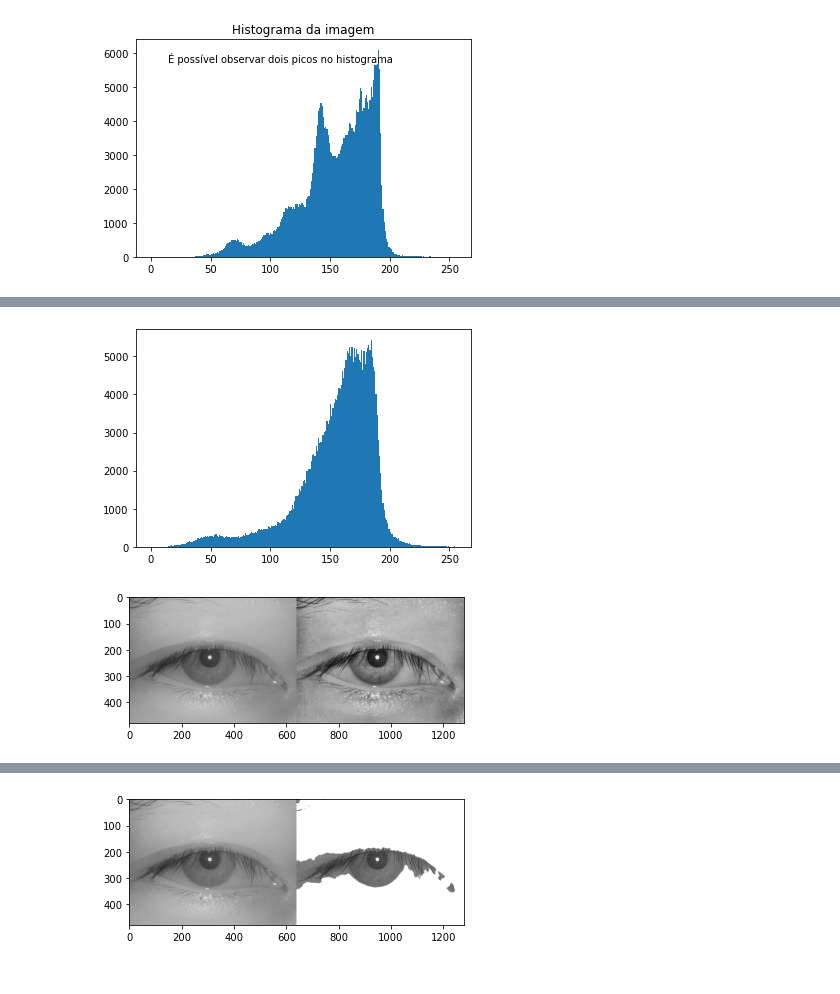
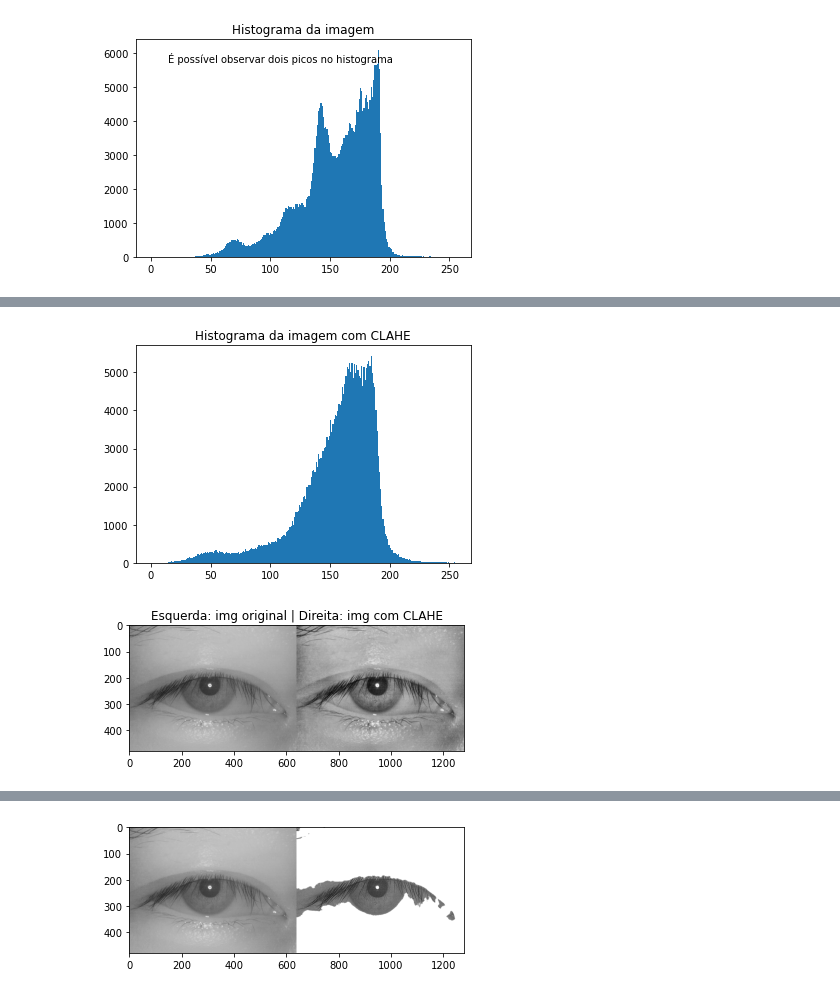
Before and after one commit to thalials/iris-recognition-visao-comp, a Jupyter notebook: proj1_reconhecimento_de_iris.ipynb, the cells around one changed output, grey strips where cells are left out. Cells and saved outputs as stored; diff of their text form; code cells hidden in the pictures.

```diff
--- a/proj1_reconhecimento_de_iris.ipynb
+++ b/proj1_reconhecimento_de_iris.ipynb
@@ -84,14 +86,17 @@ plt.show()
 # %%
+#Aplicação da função CLAHE na imagem desejada
 clahe = cv2.createCLAHE(clipLimit =2.0, tileGridSize=(8,8))
 cl_img = clahe.apply(img)
 
 # TRANSFORMAÇAO DO HISTOGRAMA PARA UM DE APENAS UM PICO
-plt.hist(cl_img.ravel(),bins=255,range=[0,255]) # da pra ver melhor os dois picos -> range=[100,225]
+plt.hist(cl_img.ravel(),bins=255,range=[0,255])
+plt.title('Histograma da imagem com CLAHE')
 plt.show()
 
-# imagem tradata -> colocar titulos (????)
+# imagem tradata
 plt.imshow(np.hstack((img, cl_img)), 'gray')
+plt.title('Esquerda: img original | Direita: img com CLAHE')
 plt.show()
 # %% [output]
-[figure, old version]
+[figure, new version]
-[figure, old version]
+[figure, new version]
```
Also changed, not shown: parts of 12 cells of this notebook.
